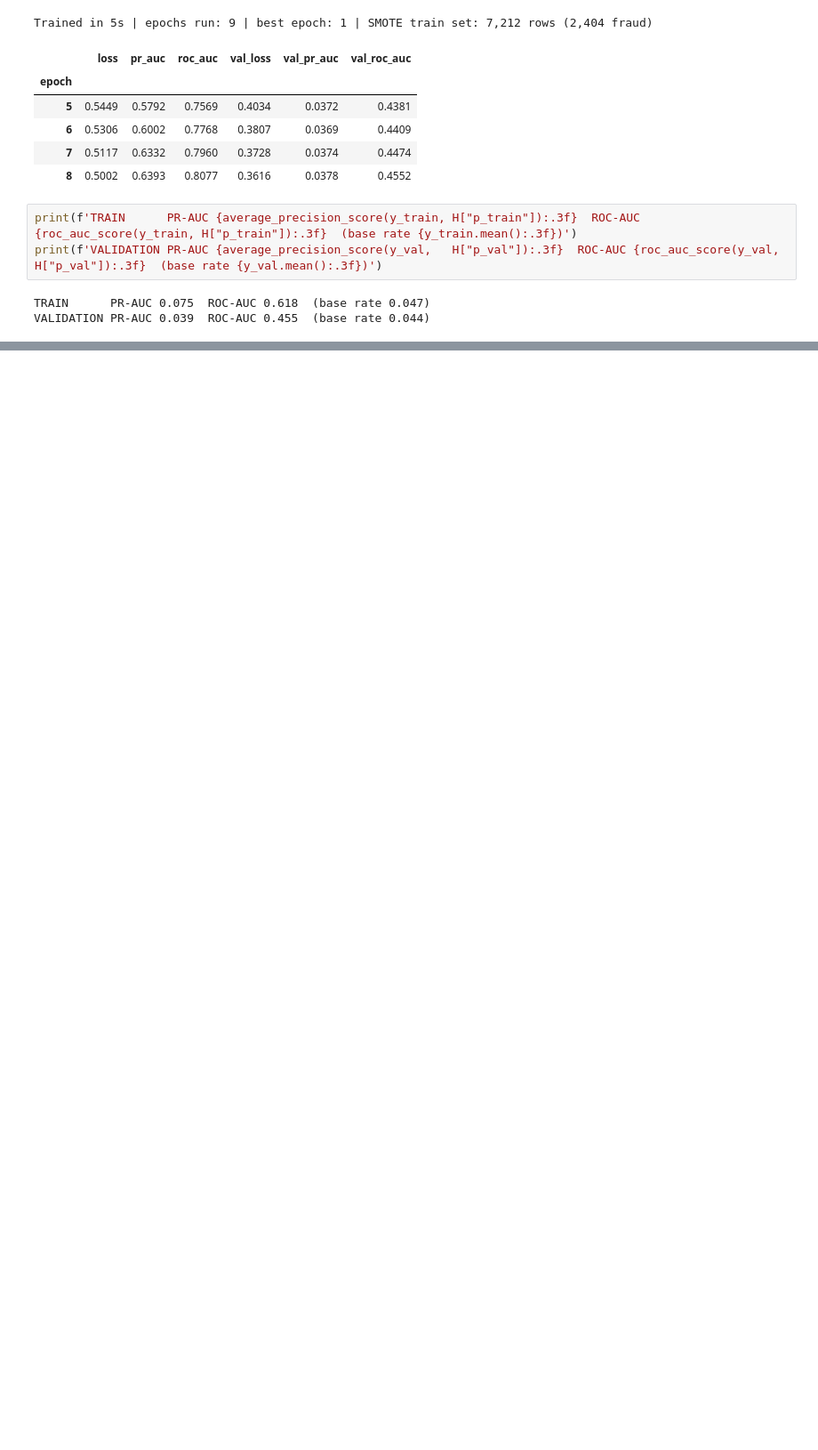
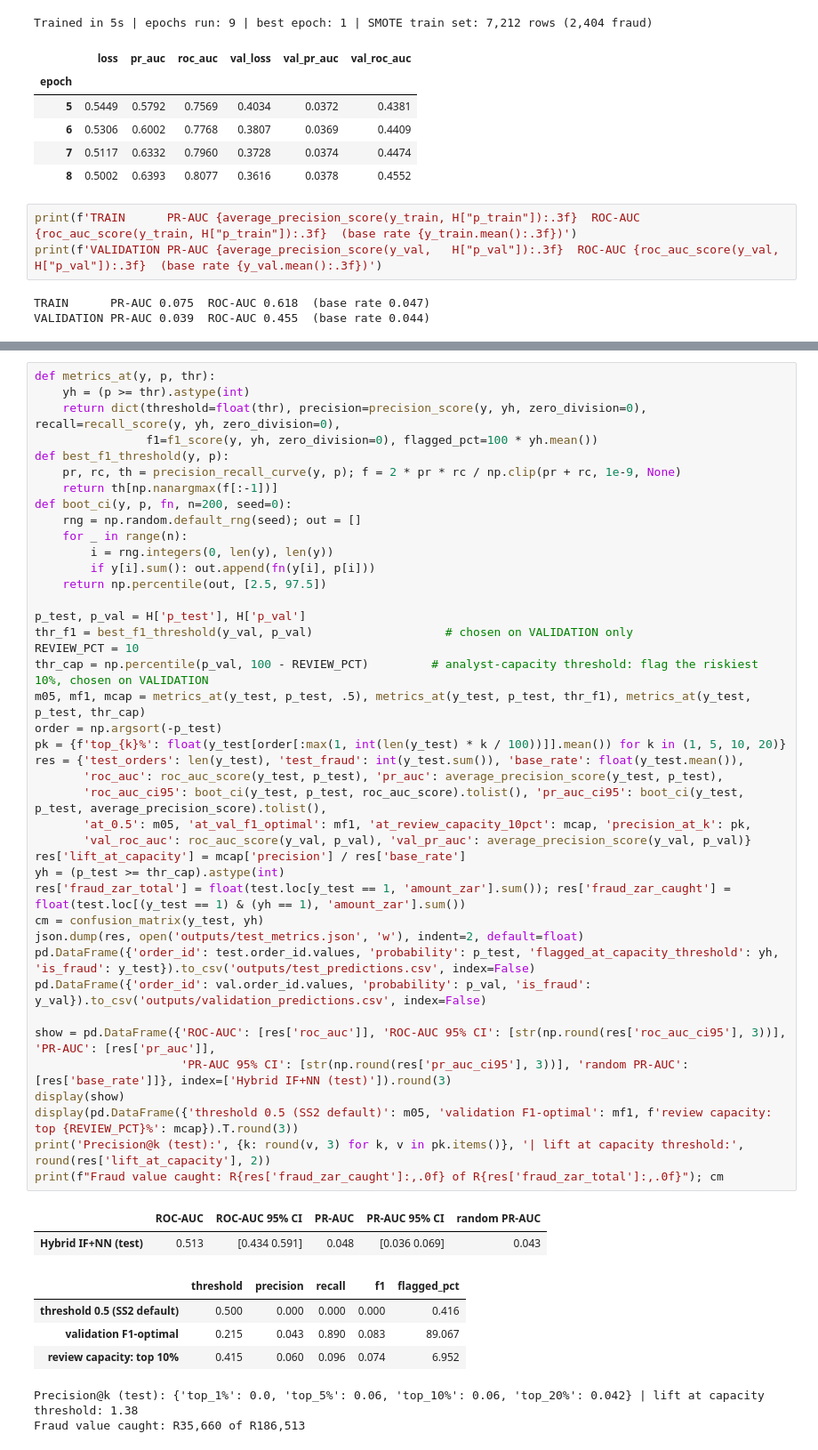
Before and after one commit to Theophillus-Stadio/SS1_Repo_CAP182_Theophillus-Moseki_26304942, a Jupyter notebook: SS3/SS3_PartB.ipynb, the cells around one changed output, grey strips where cells are left out. Shown at 89% size. Saved outputs shown, nothing was run; the diff lists cells and outputs as text; blank space fills up the shorter version.

```diff
--- a/SS3/SS3_PartB.ipynb
+++ b/SS3/SS3_PartB.ipynb
@@ -309,0 +318,50 @@ VALIDATION PR-AUC 0.039  ROC-AUC 0.455  (base rate 0.044)
+# %%
+def metrics_at(y, p, thr):
+    yh = (p >= thr).astype(int)
+    return dict(threshold=float(thr), precision=precision_score(y, yh, zero_division=0), recall=recall_score(y, yh, zero_division=0),
+                f1=f1_score(y, yh, zero_division=0), flagged_pct=100 * yh.mean())
+def best_f1_threshold(y, p):
+    pr, rc, th = precision_recall_curve(y, p); f = 2 * pr * rc / np.clip(pr + rc, 1e-9, None)
+    return th[np.nanargmax(f[:-1])]
+def boot_ci(y, p, fn, n=200, seed=0):
+    rng = np.random.default_rng(seed); out = []
+    for _ in range(n):
+        i = rng.integers(0, len(y), len(y))
+        if y[i].sum(): out.append(fn(y[i], p[i]))
+    return np.percentile(out, [2.5, 97.5])
+
+p_test, p_val = H['p_test'], H['p_val']
+thr_f1 = best_f1_threshold(y_val, p_val)                   # chosen on VALIDATION only
+REVIEW_PCT = 10
+thr_cap = np.percentile(p_val, 100 - REVIEW_PCT)         # analyst-capacity threshold: flag the riskiest 10%, chosen on VALIDATION
+m05, mf1, mcap = metrics_at(y_test, p_test, .5), metrics_at(y_test, p_test, thr_f1), metrics_at(y_test, p_test, thr_cap)
+order = np.argsort(-p_test)
+pk = {f'top_{k}%': float(y_test[order[:max(1, int(len(y_test) * k / 100))]].mean()) for k in (1, 5, 10, 20)}
+res = {'test_orders': len(y_test), 'test_fraud': int(y_test.sum()), 'base_rate': float(y_test.mean()),
+       'roc_auc': roc_auc_score(y_test, p_test), 'pr_auc': average_precision_score(y_test, p_test),
+       'roc_auc_ci95': boot_ci(y_test, p_test, roc_auc_score).tolist(), 'pr_auc_ci95': boot_ci(y_test, p_test, average_precision_score).tolist(),
+       'at_0.5': m05, 'at_val_f1_optimal': mf1, 'at_review_capacity_10pct': mcap, 'precision_at_k': pk,
+       'val_roc_auc': roc_auc_score(y_val, p_val), 'val_pr_auc': average_precision_score(y_val, p_val)}
+res['lift_at_capacity'] = mcap['precision'] / res['base_rate']
+yh = (p_test >= thr_cap).astype(int)
+res['fraud_zar_total'] = float(test.loc[y_test == 1, 'amount_zar'].sum()); res['fraud_zar_caught'] = float(test.loc[(y_test == 1) & (yh == 1), 'amount_zar'].sum())
+cm = confusion_matrix(y_test, yh)
+json.dump(res, open('outputs/test_metrics.json', 'w'), indent=2, default=float)
+pd.DataFrame({'order_id': test.order_id.values, 'probability': p_test, 'flagged_at_capacity_threshold': yh, 'is_fraud': y_test}).to_csv('outputs/test_predictions.csv', index=False)
+pd.DataFrame({'order_id': val.order_id.values, 'probability': p_val, 'is_fraud': y_val}).to_csv('outputs/validation_predictions.csv', index=False)
+
+show = pd.DataFrame({'ROC-AUC': [res['roc_auc']], 'ROC-AUC 95% CI': [str(np.round(res['roc_auc_ci95'], 3))], 'PR-AUC': [res['pr_auc']],
+                     'PR-AUC 95% CI': [str(np.round(res['pr_auc_ci95'], 3))], 'random PR-AUC': [res['base_rate']]}, index=['Hybrid IF+NN (test)']).round(3)
+display(show)
+display(pd.DataFrame({'threshold 0.5 (SS2 default)': m05, 'validation F1-optimal': mf1, f'review capacity: top {REVIEW_PCT}%': mcap}).T.round(3))
+print('Precision@k (test):', {k: round(v, 3) for k, v in pk.items()}, '| lift at capacity threshold:', round(res['lift_at_capacity'], 2))
+print(f"Fraud value caught: R{res['fraud_zar_caught']:,.0f} of R{res['fraud_zar_total']:,.0f}"); cm
+# %% [output]
+|  | ROC-AUC | ROC-AUC 95% CI | PR-AUC | PR-AUC 95% CI | random PR-AUC |
+| Hybrid IF+NN (test) | 0.513 | [0.434 0.591] | 0.048 | [0.036 0.069] | 0.043 |
+|  | threshold | precision | recall | f1 | flagged_pct |
+| threshold 0.5 (SS2 default) | 0.500 | 0.000 | 0.000 | 0.000 | 0.416 |
+| validation F1-optimal | 0.215 | 0.043 | 0.890 | 0.083 | 89.067 |
+| review capacity: top 10% | 0.415 | 0.060 | 0.096 | 0.074 | 6.952 |
+Precision@k (test): {'top_1%': 0.0, 'top_5%': 0.06, 'top_10%': 0.06, 'top_20%': 0.042} | lift at capacity threshold: 1.38
+Fraud value caught: R35,660 of R186,513
```
Also changed, not shown: parts of 4 cells of this notebook.
